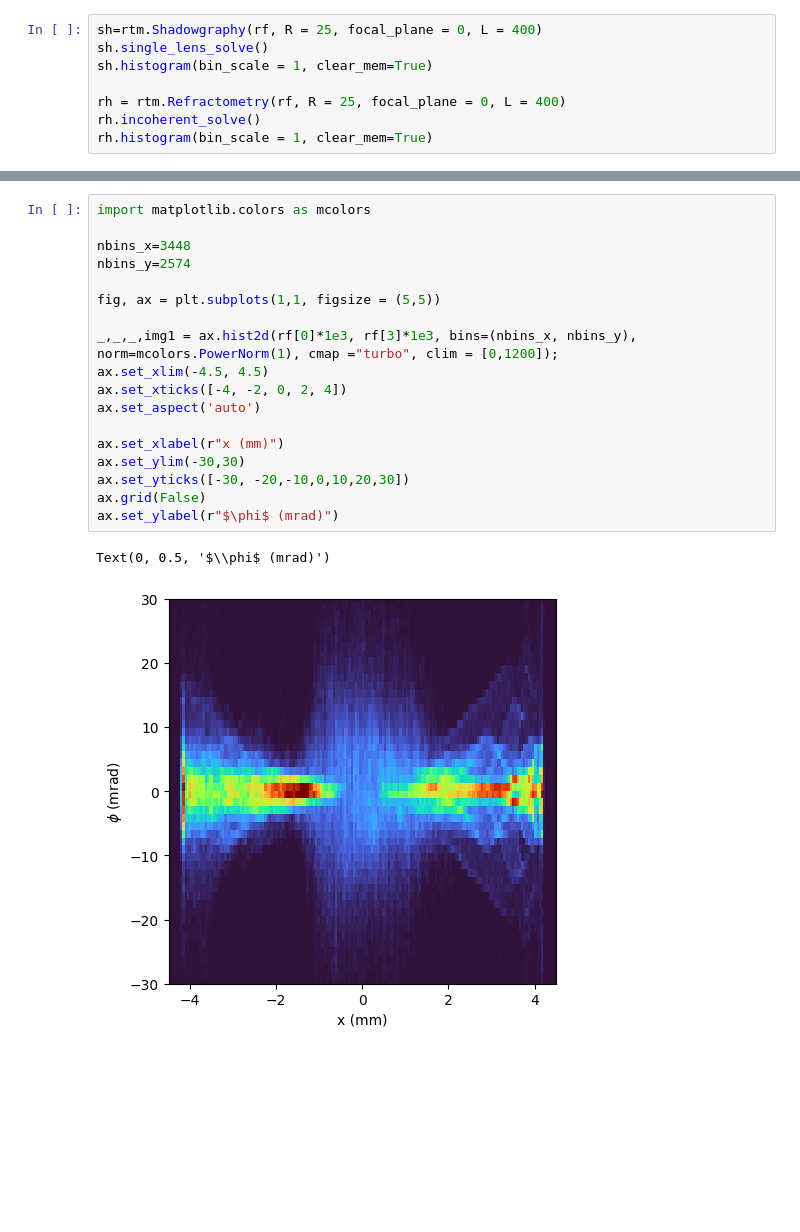
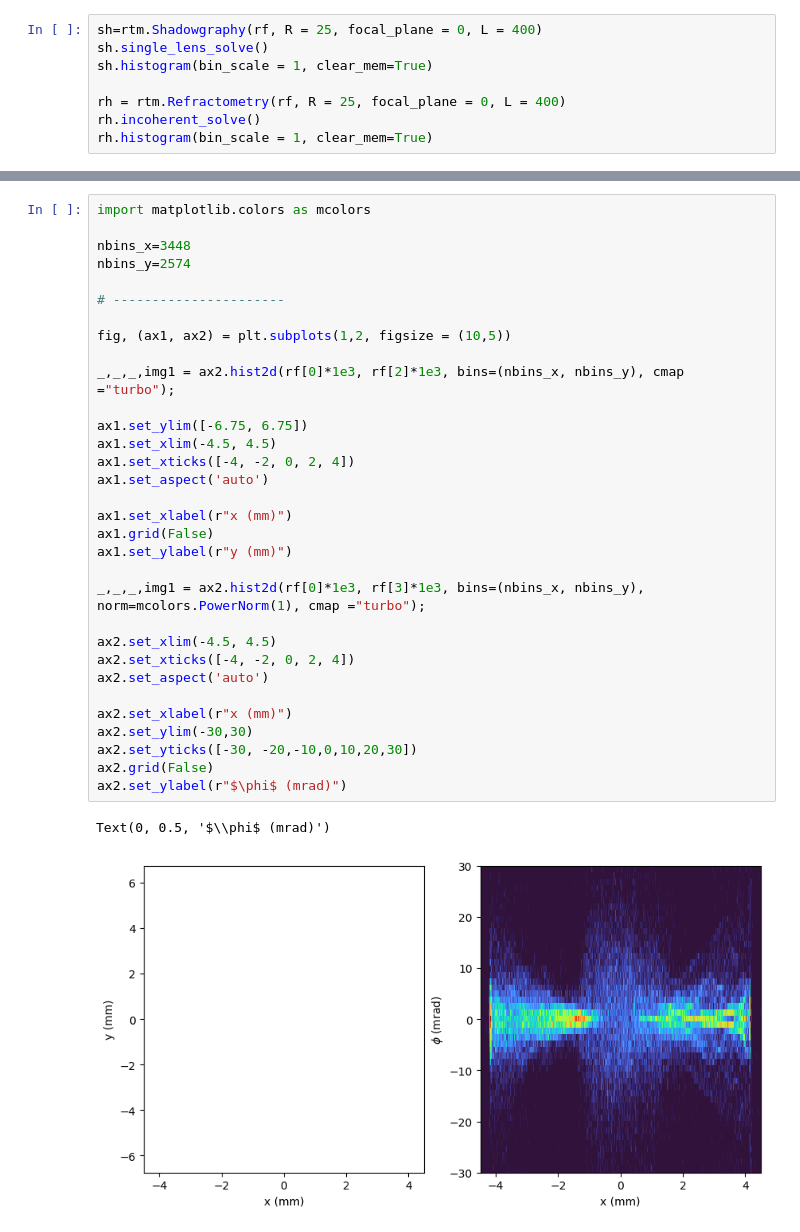
Before and after one commit to MAGPIE-ICL/SLOTH, a Jupyter notebook: examples/02.example_mesh_mesh_turbulence.ipynb, the cells around one changed output, grey strips where cells are left out. Cells and saved outputs as stored; diff of their text form; blank space fills up the shorter version.

```diff
--- a/examples/02.example_mesh_mesh_turbulence.ipynb
+++ b/examples/02.example_mesh_mesh_turbulence.ipynb
@@ -294,21 +334,35 @@ shadow_sh.plot_mm(ax, cmap = 'Greys_r', aspect = scale_sh_y/scale_sh_x, clim = [
 # %%
 import matplotlib.colors as mcolors
 
 nbins_x=3448
 nbins_y=2574
 
-fig, ax = plt.subplots(1,1, figsize = (5,5))
+# ----------------------
 
-_,_,_,img1 = ax.hist2d(rf[0]*1e3, rf[3]*1e3, bins=(nbins_x, nbins_y), norm=mcolors.PowerNorm(1), cmap ="turbo", clim = [0,1200]);
-ax.set_xlim(-4.5, 4.5)
-ax.set_xticks([-4, -2, 0, 2, 4])
-ax.set_aspect('auto')
+fig, (ax1, ax2) = plt.subplots(1,2, figsize = (10,5))
 
-ax.set_xlabel(r"x (mm)")
-ax.set_ylim(-30,30)
-ax.set_yticks([-30, -20,-10,0,10,20,30])
-ax.grid(False)
-ax.set_ylabel(r"$\phi$ (mrad)")
+_,_,_,img1 = ax2.hist2d(rf[0]*1e3, rf[2]*1e3, bins=(nbins_x, nbins_y), cmap ="turbo");
+
+ax1.set_ylim([-6.75, 6.75])
+ax1.set_xlim(-4.5, 4.5)
+ax1.set_xticks([-4, -2, 0, 2, 4])
+ax1.set_aspect('auto')
+
+ax1.set_xlabel(r"x (mm)")
+ax1.grid(False)
+ax1.set_ylabel(r"y (mm)")
+
+_,_,_,img1 = ax2.hist2d(rf[0]*1e3, rf[3]*1e3, bins=(nbins_x, nbins_y), norm=mcolors.PowerNorm(1), cmap ="turbo");
+
+ax2.set_xlim(-4.5, 4.5)
+ax2.set_xticks([-4, -2, 0, 2, 4])
+ax2.set_aspect('auto')
+
+ax2.set_xlabel(r"x (mm)")
+ax2.set_ylim(-30,30)
+ax2.set_yticks([-30, -20,-10,0,10,20,30])
+ax2.grid(False)
+ax2.set_ylabel(r"$\phi$ (mrad)")
 # %% [output]
 Text(0, 0.5, '$\\phi$ (mrad)')
-[figure, old version]
+[figure, new version]
```
Also changed, not shown: parts of 12 cells of this notebook, 2 other files.
